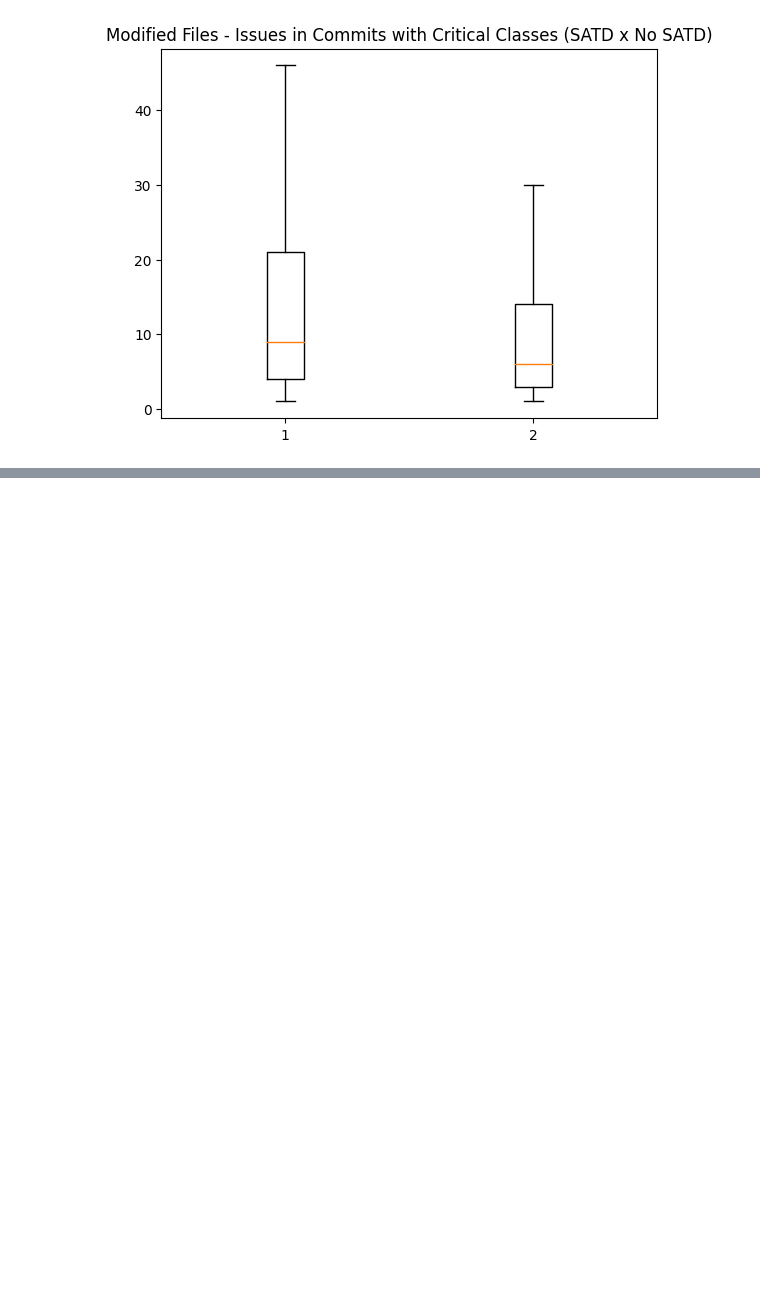
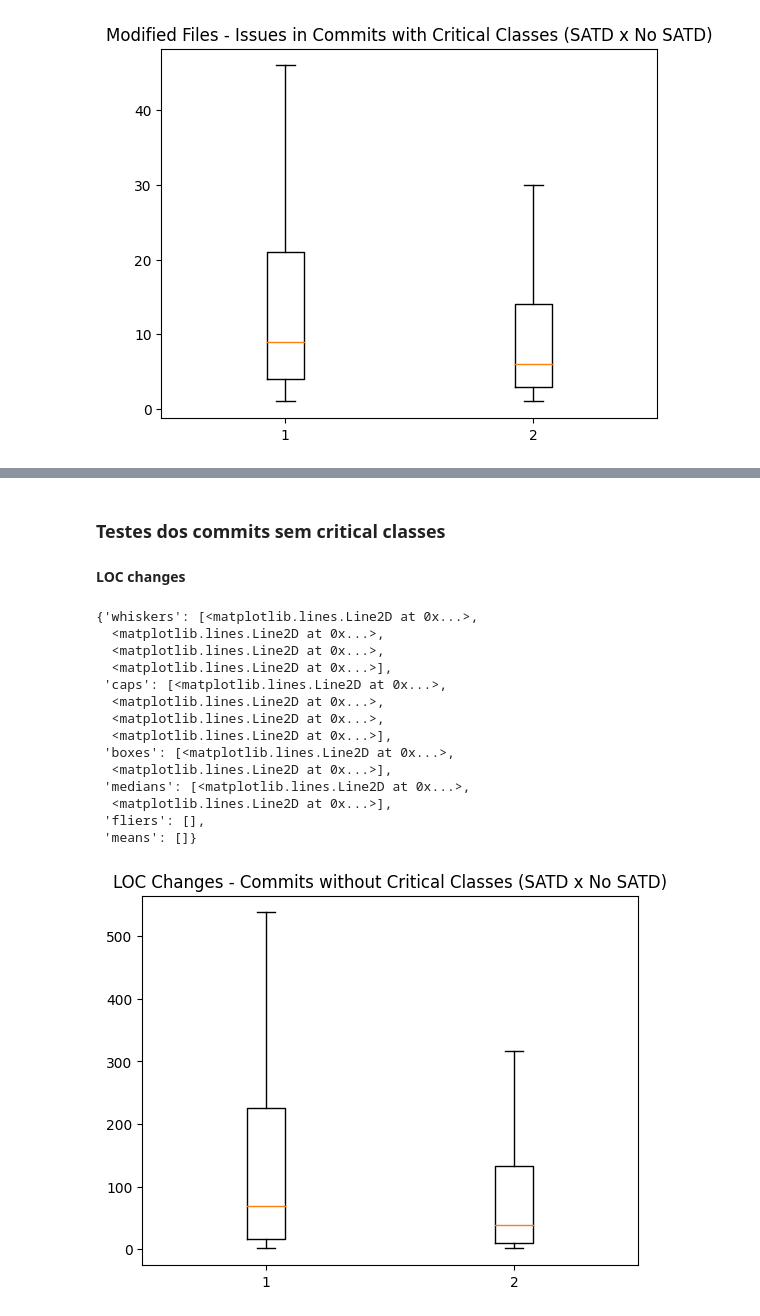
Before and after one commit to armandossrecife/my_validation3, a Jupyter notebook: my_analysis_cassandra.ipynb, the cells around one changed output, grey strips where cells are left out. Cells and saved outputs as stored; diff of their text form; code cells hidden in the pictures; blank space fills up the shorter version.

```diff
--- a/my_analysis_cassandra.ipynb
+++ b/my_analysis_cassandra.ipynb
@@ -1607,0 +1670,3 @@ ax1.boxplot(x=data_issues_commits_cc_files, showfliers=False)
+# %%
+df_commits_no_critical_classes = convert_commits_to_dataframe2(dict_commits_no_critical_classes)
+df_commits_no_critical_classes
@@ -1607,0 +1699,3 @@ ax1.boxplot(x=data_issues_commits_cc_files, showfliers=False)
+# %%
+list_commits_no_critical_classes = df_commits_no_critical_classes.hash.to_list()
+print(len(list_commits_no_critical_classes))
@@ -1607,0 +1706,3 @@ ax1.boxplot(x=data_issues_commits_cc_files, showfliers=False)
+# %%
+df_commits_without_critical_classes_with_satd = df_commit_diffs_satd[df_commit_diffs_satd.commit.isin(list_commits_no_critical_classes)]
+df_commits_without_critical_classes_with_satd
@@ -1607,0 +1737,3 @@ ax1.boxplot(x=data_issues_commits_cc_files, showfliers=False)
+# %%
+df_commits_without_critical_classes_no_satd = df_commit_diffs_no_satd[df_commit_diffs_no_satd.commits.isin(list_commits_no_critical_classes)]
+df_commits_without_critical_classes_no_satd
@@ -1607,0 +1766,25 @@ ax1.boxplot(x=data_issues_commits_cc_files, showfliers=False)
+# %% [markdown]
+### Testes dos commits sem critical classes
+# %% [markdown]
+**LOC changes**
+# %%
+data_commits_no_cc_lines = df_commits_without_critical_classes_with_satd.lines, df_commits_without_critical_classes_no_satd.lines
+fig1, ax1 = pyplot.subplots()
+ax1.set_title('LOC Changes - Commits without Critical Classes (SATD x No SATD)')
+ax1.boxplot(x=data_commits_no_cc_lines, showfliers=False)
+# %% [output]
+{'whiskers': [<matplotlib.lines.Line2D at 0x...>,
+  <matplotlib.lines.Line2D at 0x...>,
+  <matplotlib.lines.Line2D at 0x...>,
+  <matplotlib.lines.Line2D at 0x...>],
+ 'caps': [<matplotlib.lines.Line2D at 0x...>,
+  <matplotlib.lines.Line2D at 0x...>,
+  <matplotlib.lines.Line2D at 0x...>,
+  <matplotlib.lines.Line2D at 0x...>],
+ 'boxes': [<matplotlib.lines.Line2D at 0x...>,
+  <matplotlib.lines.Line2D at 0x...>],
+ 'medians': [<matplotlib.lines.Line2D at 0x...>,
+  <matplotlib.lines.Line2D at 0x...>],
+ 'fliers': [],
+ 'means': []}
+[figure, added]
```
Also changed, not shown: parts of 16 cells of this notebook.
